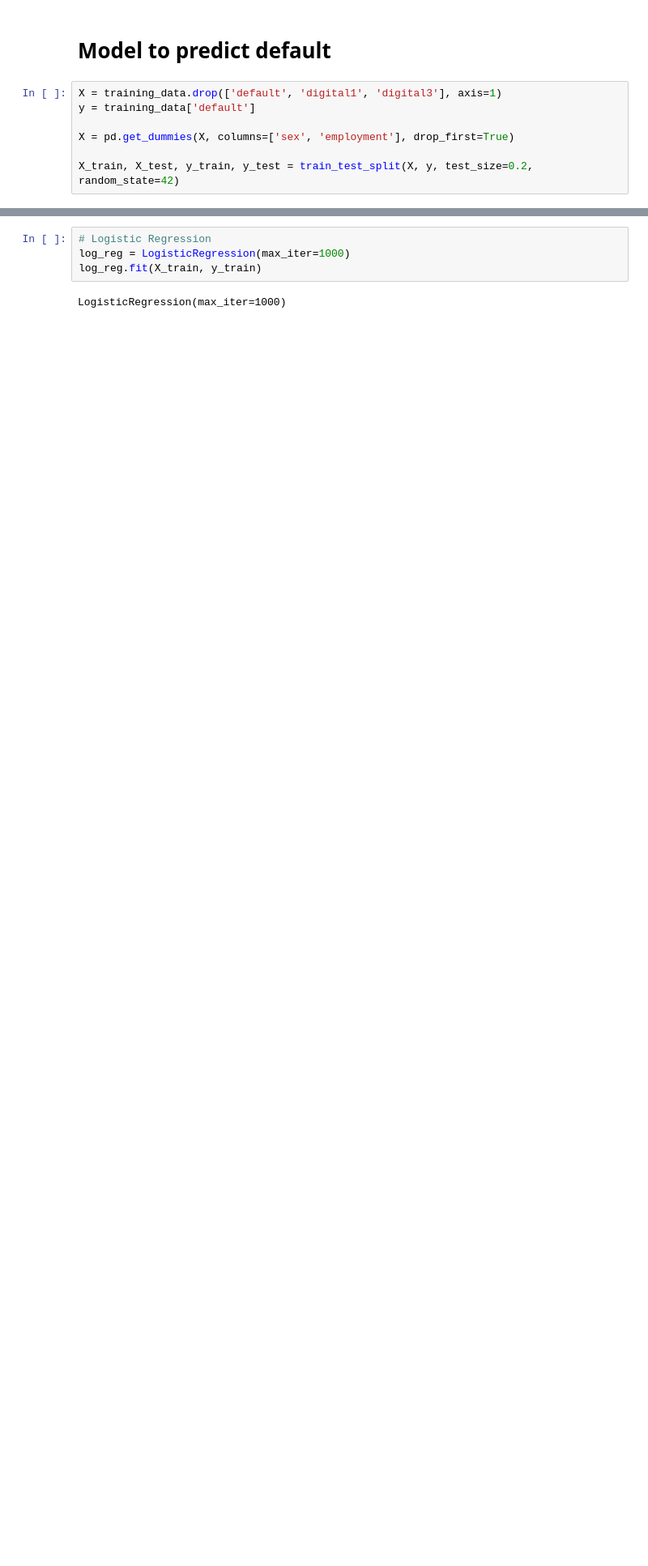
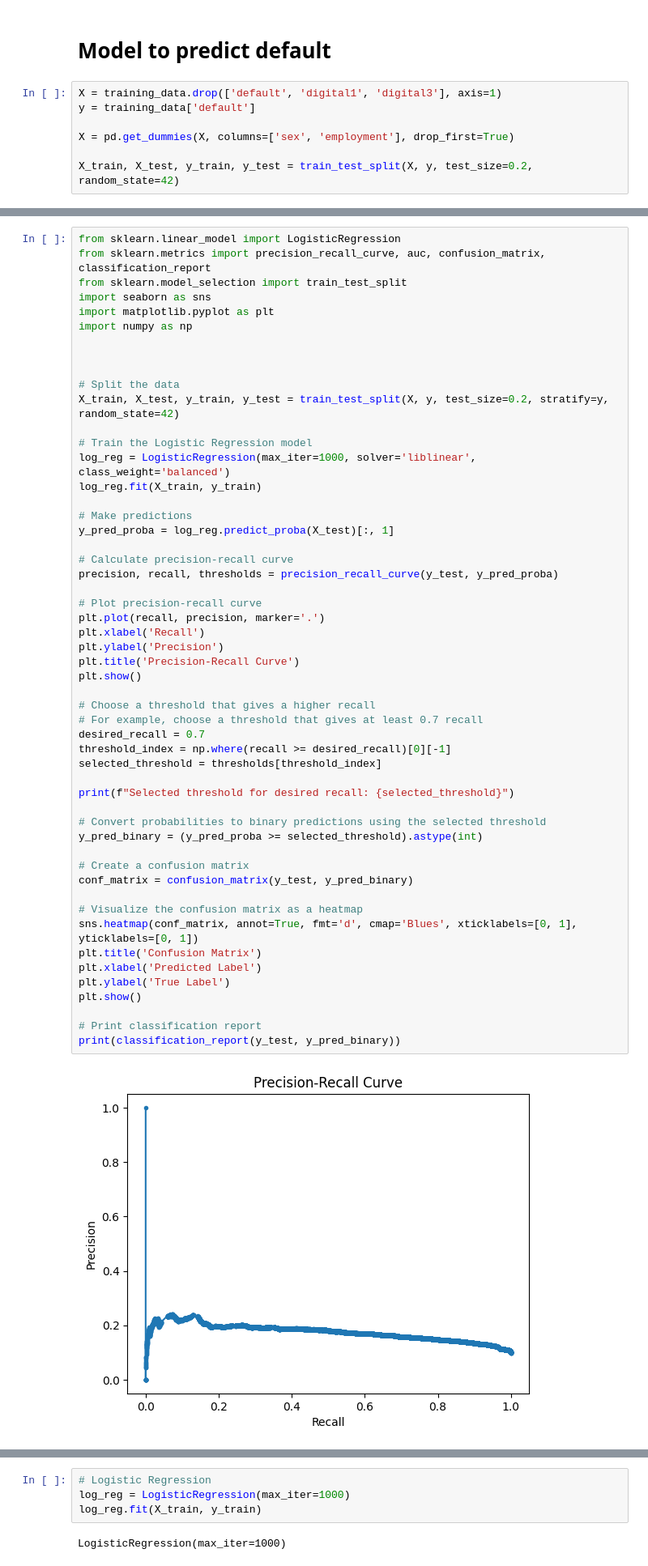
Before and after one commit to Gaspard0302/Lending_game, a Jupyter notebook: model_part_1.ipynb, the cells around one changed output, grey strips where cells are left out. Shown at 81% size. Saved outputs shown, nothing was run; the diff lists cells and outputs as text; blank space fills up the shorter version.

```diff
--- a/model_part_1.ipynb
+++ b/model_part_1.ipynb
@@ -65,0 +178,55 @@ X_train, X_test, y_train, y_test = train_test_split(X, y, test_size=0.2, random_
+# %%
+from sklearn.linear_model import LogisticRegression
+from sklearn.metrics import precision_recall_curve, auc, confusion_matrix, classification_report
+from sklearn.model_selection import train_test_split
+import seaborn as sns
+import matplotlib.pyplot as plt
+import numpy as np
+
+
+
+# Split the data
+X_train, X_test, y_train, y_test = train_test_split(X, y, test_size=0.2, stratify=y, random_state=42)
+
+# Train the Logistic Regression model
+log_reg = LogisticRegression(max_iter=1000, solver='liblinear', class_weight='balanced')
+log_reg.fit(X_train, y_train)
+
+# Make predictions
+y_pred_proba = log_reg.predict_proba(X_test)[:, 1]
+
+# Calculate precision-recall curve
+precision, recall, thresholds = precision_recall_curve(y_test, y_pred_proba)
+
+# Plot precision-recall curve
+plt.plot(recall, precision, marker='.')
+plt.xlabel('Recall')
+plt.ylabel('Precision')
+plt.title('Precision-Recall Curve')
+plt.show()
+
+# Choose a threshold that gives a higher recall
+# For example, choose a threshold that gives at least 0.7 recall
+desired_recall = 0.7
+threshold_index = np.where(recall >= desired_recall)[0][-1]
+selected_threshold = thresholds[threshold_index]
+
+print(f"Selected threshold for desired recall: {selected_threshold}")
+
+# Convert probabilities to binary predictions using the selected threshold
+y_pred_binary = (y_pred_proba >= selected_threshold).astype(int)
+
+# Create a confusion matrix
+conf_matrix = confusion_matrix(y_test, y_pred_binary)
+
+# Visualize the confusion matrix as a heatmap
+sns.heatmap(conf_matrix, annot=True, fmt='d', cmap='Blues', xticklabels=[0, 1], yticklabels=[0, 1])
+plt.title('Confusion Matrix')
+plt.xlabel('Predicted Label')
+plt.ylabel('True Label')
+plt.show()
+
+# Print classification report
+print(classification_report(y_test, y_pred_binary))
+# %% [output]
+[figure, added]
```
Also changed, not shown: parts of 12 cells of this notebook.
